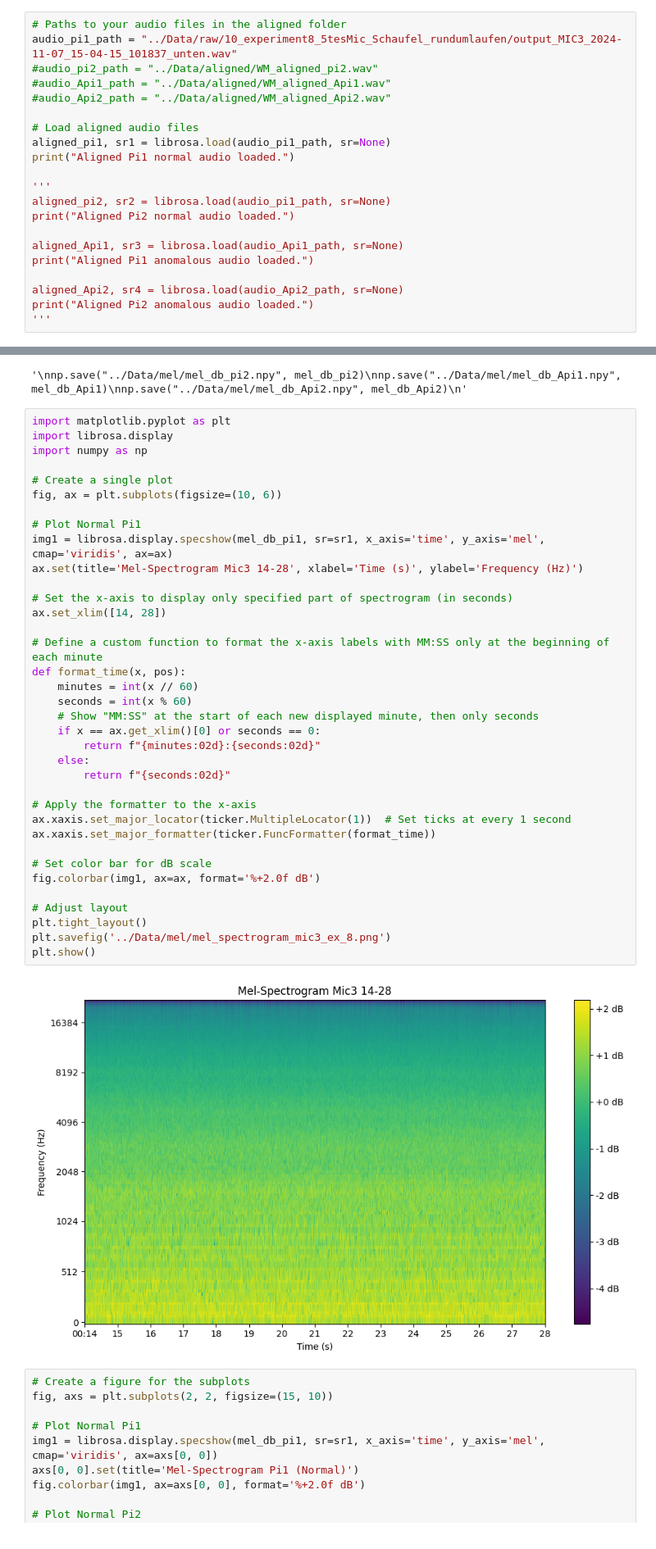
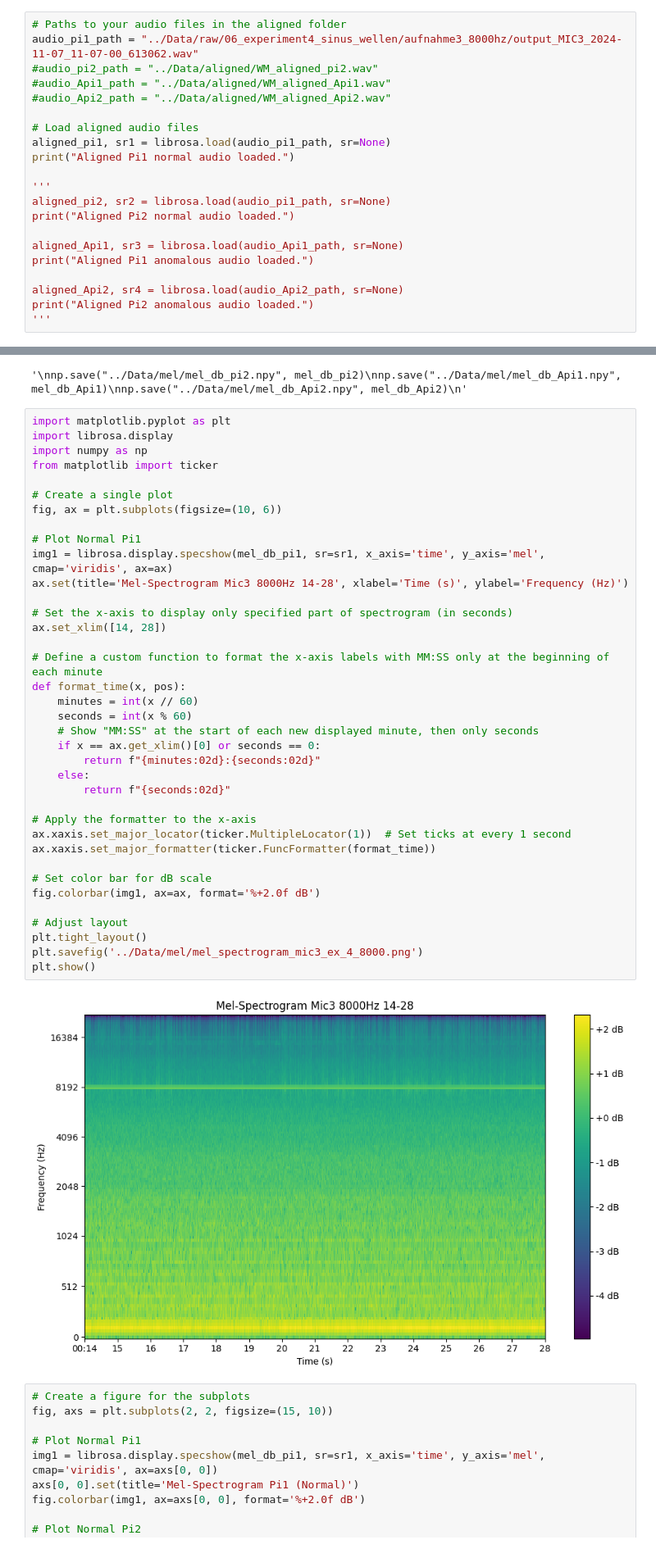
Before and after one commit to frodo-hu/Acoustic-Anomaly-Detection, a Jupyter notebook: Preprocessing/Preprocessing.ipynb, the cells around one changed output, grey strips where cells are left out. Shown at 82% size. Saved outputs shown, nothing was run; the diff lists cells and outputs as text.

```diff
--- a/Preprocessing/Preprocessing.ipynb
+++ b/Preprocessing/Preprocessing.ipynb
@@ -121,7 +121,7 @@ Processing and saving completed for all audio files.
 ## **2. Transformations (STFT & MEL)**
 # %%
 # Paths to your audio files in the aligned folder
-audio_pi1_path = "../Data/raw/10_experiment8_5tesMic_Schaufel_rundumlaufen/output_MIC3_2024-11-07_15-04-15_101837_unten.wav"
+audio_pi1_path = "../Data/raw/06_experiment4_sinus_wellen/aufnahme3_8000hz/output_MIC3_2024-11-07_11-07-00_613062.wav"
 #audio_pi2_path = "../Data/aligned/WM_aligned_pi2.wav"
 #audio_Api1_path = "../Data/aligned/WM_aligned_Api1.wav"
 #audio_Api2_path = "../Data/aligned/WM_aligned_Api2.wav"
@@ -195,40 +195,41 @@ Saving Mel-spectrograms...
 import matplotlib.pyplot as plt
 import librosa.display
 import numpy as np
+from matplotlib import ticker
 
 # Create a single plot
 fig, ax = plt.subplots(figsize=(10, 6))
 
 # Plot Normal Pi1
 img1 = librosa.display.specshow(mel_db_pi1, sr=sr1, x_axis='time', y_axis='mel', cmap='viridis', ax=ax)
-ax.set(title='Mel-Spectrogram Mic3 14-28', xlabel='Time (s)', ylabel='Frequency (Hz)')
+ax.set(title='Mel-Spectrogram Mic3 8000Hz 14-28', xlabel='Time (s)', ylabel='Frequency (Hz)')
 
 # Set the x-axis to display only specified part of spectrogram (in seconds)
 ax.set_xlim([14, 28])
 
 # Define a custom function to format the x-axis labels with MM:SS only at the beginning of each minute
 def format_time(x, pos):
     minutes = int(x // 60)
     seconds = int(x % 60)
     # Show "MM:SS" at the start of each new displayed minute, then only seconds
     if x == ax.get_xlim()[0] or seconds == 0:
         return f"{minutes:02d}:{seconds:02d}"
     else:
         return f"{seconds:02d}"
 
 # Apply the formatter to the x-axis
 ax.xaxis.set_major_locator(ticker.MultipleLocator(1))  # Set ticks at every 1 second
 ax.xaxis.set_major_formatter(ticker.FuncFormatter(format_time))
 
 # Set color bar for dB scale
 fig.colorbar(img1, ax=ax, format='%+2.0f dB')
 
 # Adjust layout
 plt.tight_layout()
-plt.savefig('../Data/mel/mel_spectrogram_mic3_ex_8.png')
+plt.savefig('../Data/mel/mel_spectrogram_mic3_ex_4_8000.png')
 plt.show()
 # %% [output]
-[figure, old version]
+[figure, new version]
 # %%
 # Create a figure for the subplots
 fig, axs = plt.subplots(2, 2, figsize=(15, 10))
```
Also changed, not shown: parts of 14 cells of this notebook, 8 other files.
